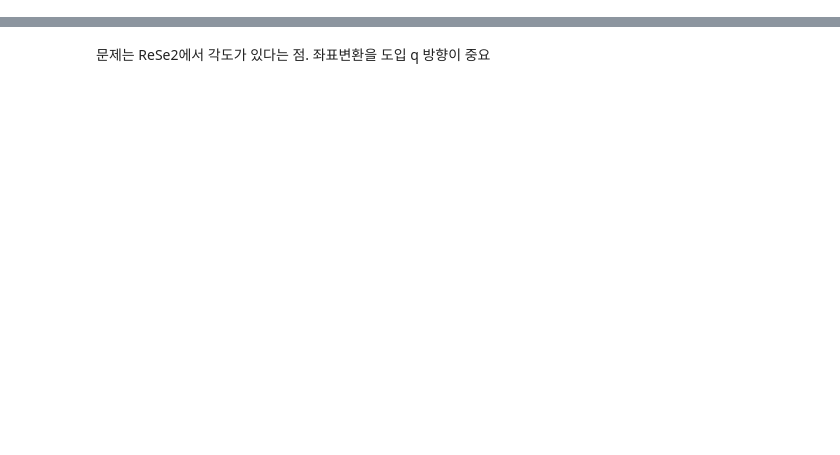
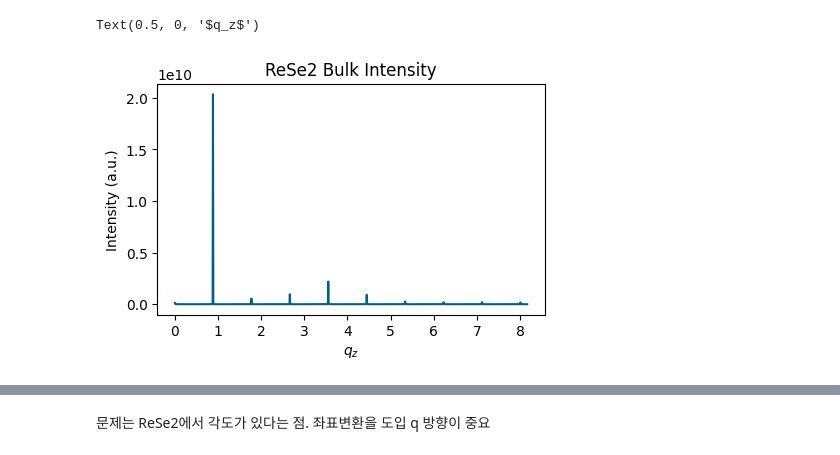
Before and after one commit to SeongSihun/XRD-Analysis, a Jupyter notebook: ReSe2.ipynb, the cells around one changed output, grey strips where cells are left out. Drawn from its saved outputs; the diff is of its cells as text; code cells hidden in the pictures; blank space fills up the shorter version.

```diff
--- a/ReSe2.ipynb
+++ b/ReSe2.ipynb
@@ -14,3 +17,6 @@ from DFT import DFT
-# %%
-Re = Atom(75)
-Se = Atom(34)
+# %%
+XRD = Xray(wavelength=1.5406)
+XRD.Q(0,0,1)
+# XRD2D = Xray2d()
+# XRD2D.Q(0,0,1)
+print(XRD.Energy)
@@ -26,5 +34,7 @@ rese2 = Molecule(
         Se(0.751740, 0.134689, 0.685320)
     )
 )
+# rese2.RJ
 
-vdw = Molecule(abc = (6.64, 6.77, 7.07), structure=[])
+ReSe2 = Film(rese2, (1,1,1))
+ReSe2_BULK = Film(rese2, (1,1,inf))
@@ -39,0 +62,9 @@ array([[0.42808744, 2.13540017, 3.47543525],
+# %%
+plt.figure(figsize=(5,3))
+plt.plot(XRD.Qz, XRD.I(ReSe2_BULK), color='#006080')
+plt.title("ReSe2 Bulk Intensity")
+plt.ylabel("Intensity (a.u.)")
+plt.xlabel("$q_z$")
+# %% [output]
+Text(0.5, 0, '$q_z$')
+[figure, added]
```
Also changed, not shown: parts of 16 cells of this notebook, 8 other files.
